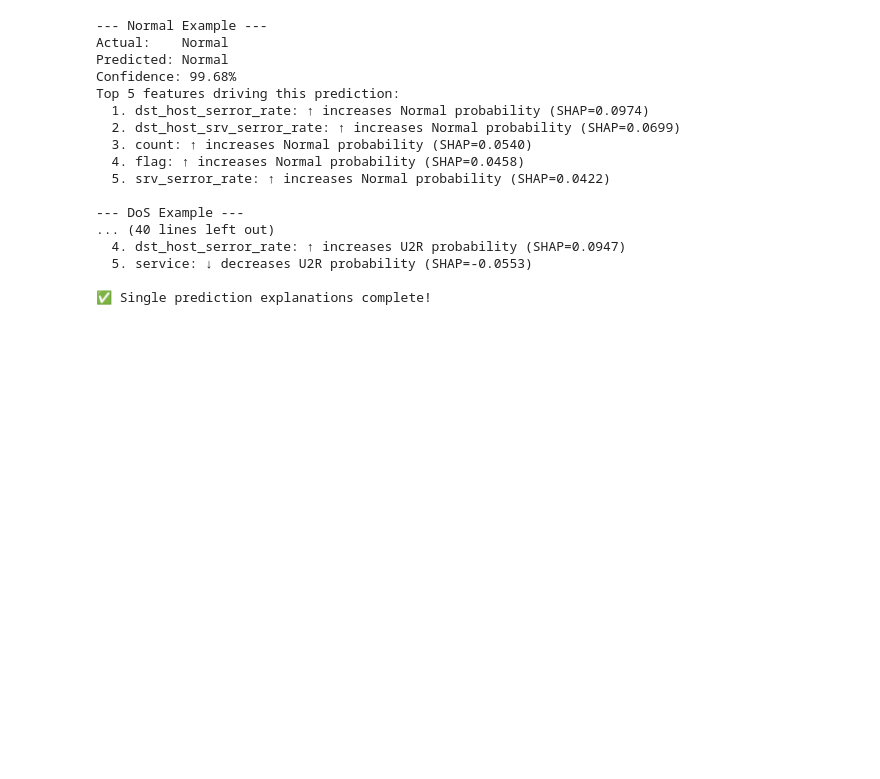
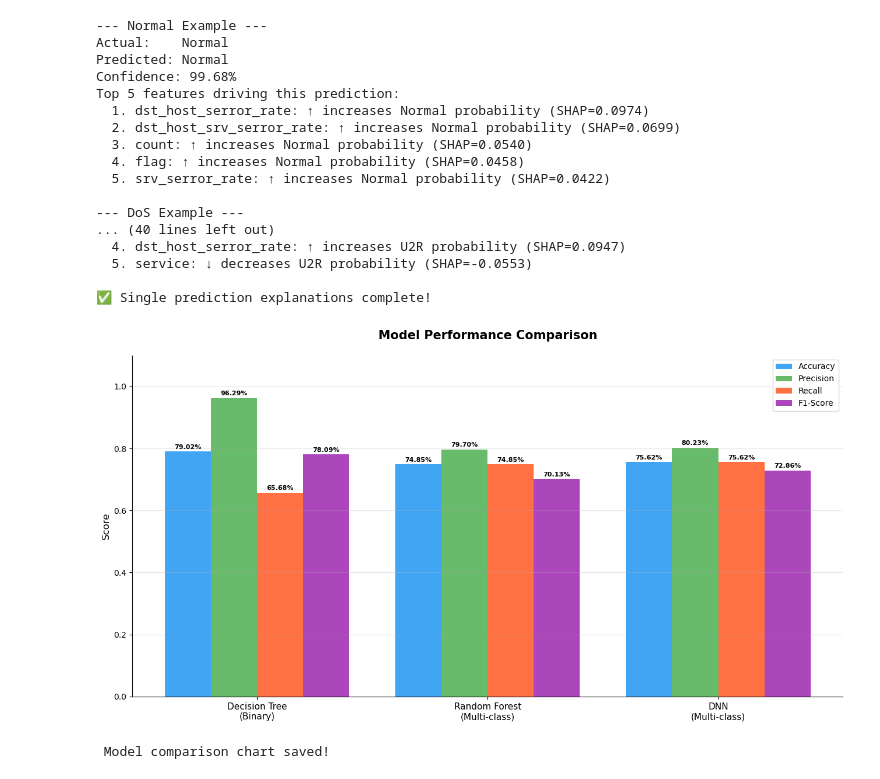
Before and after one commit to emmanuelakwasi/intrusionDetection, a Jupyter notebook: notebooks/exploration.ipynb, the cells around one changed output. Drawn from its saved outputs; the diff is of its cells as text; code cells hidden in the pictures; blank space fills up the shorter version.

```diff
--- a/notebooks/exploration.ipynb
+++ b/notebooks/exploration.ipynb
@@ -562,3 +562,53 @@ Top 5 features driving this prediction:
   5. service: ↓ decreases U2R probability (SHAP=-0.0553)
 
 ✅ Single prediction explanations complete!
+# %%
+import matplotlib.pyplot as plt
+
+# --- Model Comparison Summary ---
+models = ["Decision Tree\n(Binary)", "Random Forest\n(Multi-class)", "DNN\n(Multi-class)"]
+
+metrics = {
+    "Accuracy":  [0.7902, 0.7485, 0.7562],
+    "Precision": [0.9629, 0.7970, 0.8023],
+    "Recall":    [0.6568, 0.7485, 0.7562],
+    "F1-Score":  [0.7809, 0.7013, 0.7286]
+}
+
+colors = ["#2196F3", "#4CAF50", "#FF5722", "#9C27B0"]
+x = np.arange(len(models))
+bar_width = 0.2
+
+fig, ax = plt.subplots(figsize=(13, 7))
+
+for i, (metric, values) in enumerate(metrics.items()):
+    bars = ax.bar(x + i * bar_width, values,
+                  width=bar_width, label=metric,
+                  color=colors[i], alpha=0.85)
+    # Add value labels on top of each bar
+    for bar, val in zip(bars, values):
+        ax.text(bar.get_x() + bar.get_width() / 2,
+                bar.get_height() + 0.005,
+                f"{val:.2%}", ha='center',
+                va='bottom', fontsize=8,
+                fontweight='bold')
+
+ax.set_xticks(x + bar_width * 1.5)
+ax.set_xticklabels(models, fontsize=11)
+ax.set_ylabel("Score", fontsize=12)
+ax.set_ylim(0, 1.1)
+ax.set_title("Model Performance Comparison",
+             fontsize=15, fontweight='bold', pad=20)
+ax.legend(fontsize=10)
+ax.grid(axis='y', alpha=0.3)
+ax.spines['top'].set_visible(False)
+ax.spines['right'].set_visible(False)
+
+plt.tight_layout()
+plt.savefig("../results/model_comparison.png",
+            dpi=150, bbox_inches='tight')
+plt.show()
+print(" Model comparison chart saved!")
+# %% [output]
+[figure, added]
+ Model comparison chart saved!
```
Also changed, not shown: 2 other files.
